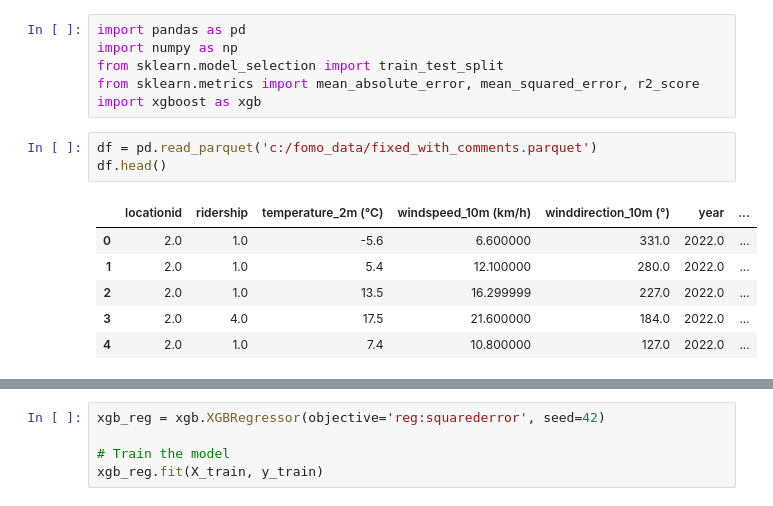
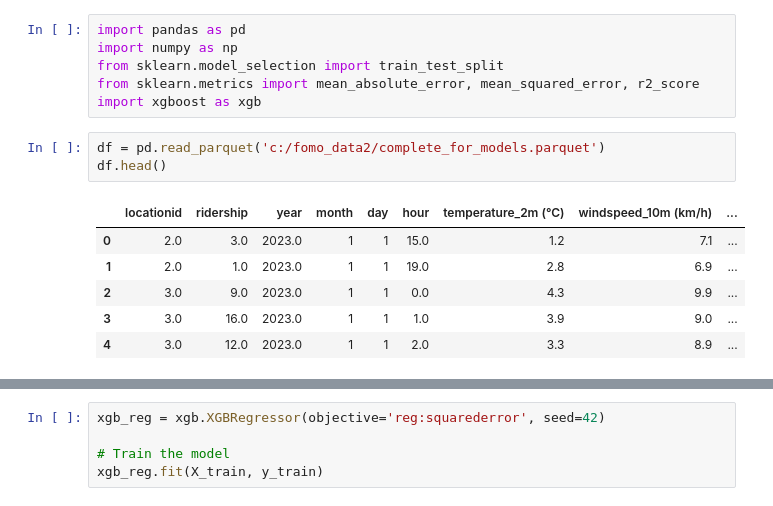
Before and after one commit to t-acheson/project2-fomo, a Jupyter notebook: data/xgboost.ipynb, the cells around one changed output, grey strips where cells are left out. Cells and saved outputs as stored; diff of their text form.

```diff
--- a/data/xgboost.ipynb
+++ b/data/xgboost.ipynb
@@ -5,12 +5,12 @@ from sklearn.model_selection import train_test_split
 from sklearn.metrics import mean_absolute_error, mean_squared_error, r2_score
 import xgboost as xgb
 # %%
-df = pd.read_parquet('c:/fomo_data/fixed_with_comments.parquet')
+df = pd.read_parquet('c:/fomo_data2/complete_for_models.parquet')
 df.head()
 # %% [output]
-|  | locationid | ridership | temperature_2m (°C) | windspeed_10m (km/h) | winddirection_10m (°) | year | ... |
-| 0 | 2.0 | 1.0 | -5.6 | 6.600000 | 331.0 | 2022.0 | ... |
-| 1 | 2.0 | 1.0 | 5.4 | 12.100000 | 280.0 | 2022.0 | ... |
-| 2 | 2.0 | 1.0 | 13.5 | 16.299999 | 227.0 | 2022.0 | ... |
-| 3 | 2.0 | 4.0 | 17.5 | 21.600000 | 184.0 | 2022.0 | ... |
-| 4 | 2.0 | 1.0 | 7.4 | 10.800000 | 127.0 | 2022.0 | ... |
+|  | locationid | ridership | year | month | day | hour | temperature_2m (°C) | windspeed_10m (km/h) | ... |
+| 0 | 2.0 | 3.0 | 2023.0 | 1 | 1 | 15.0 | 1.2 | 7.1 | ... |
+| 1 | 2.0 | 1.0 | 2023.0 | 1 | 1 | 19.0 | 2.8 | 6.9 | ... |
+| 2 | 3.0 | 9.0 | 2023.0 | 1 | 1 | 0.0 | 4.3 | 9.9 | ... |
+| 3 | 3.0 | 16.0 | 2023.0 | 1 | 1 | 1.0 | 3.9 | 9.0 | ... |
+| 4 | 3.0 | 12.0 | 2023.0 | 1 | 1 | 2.0 | 3.3 | 8.9 | ... |
```
Also changed, not shown: parts of 10 cells of this notebook, 4 other files.
